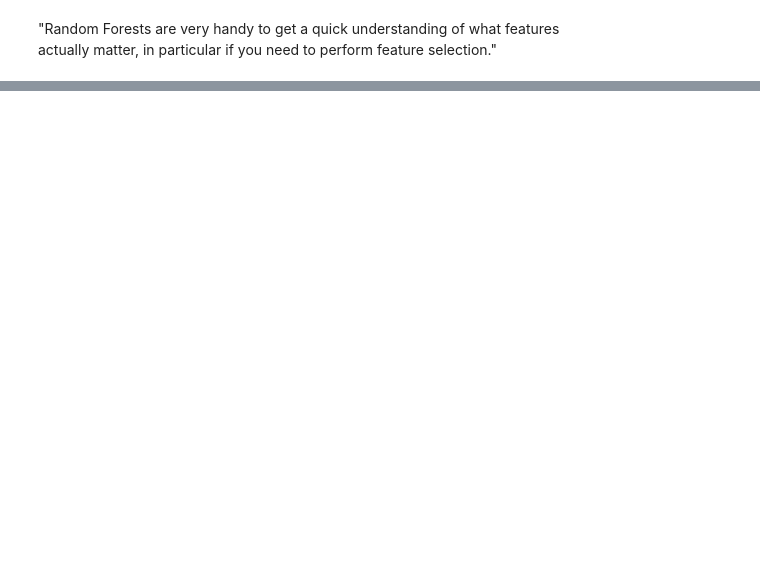
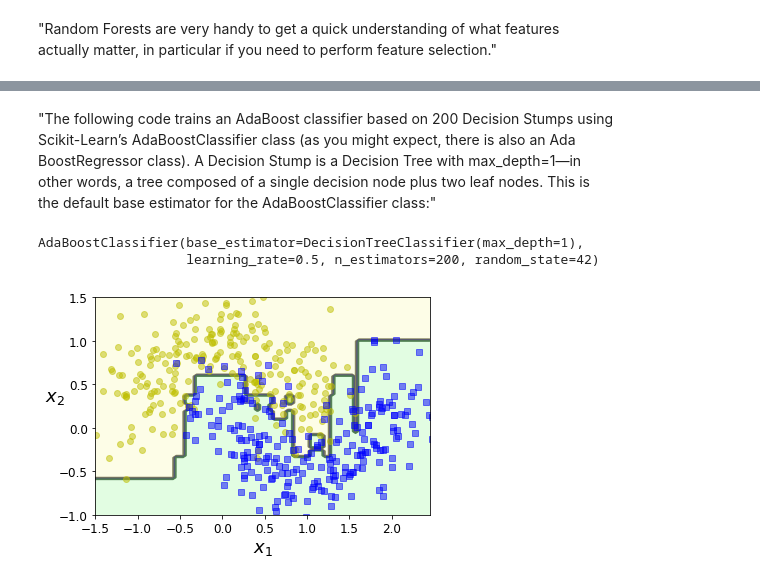
Before and after one commit to eleander/Machine_Learning, a Jupyter notebook: ml/7/Ensemble_Learning_and_Random_Forests.ipynb, the cells around one changed output, grey strips where cells are left out. Drawn from its saved outputs; the diff is of its cells as text; code cells hidden in the pictures; blank space fills up the shorter version.

Commit message:
7 - Boosting AdaBoost, Gradient Boosting

```diff
--- a/ml/7/Ensemble_Learning_and_Random_Forests.ipynb
+++ b/ml/7/Ensemble_Learning_and_Random_Forests.ipynb
@@ -474,0 +520,20 @@ actually matter, in particular if you need to perform feature selection."
+# %% [markdown]
+"The following code trains an AdaBoost classifier based on 200 Decision Stumps using
+Scikit-Learn’s AdaBoostClassifier class (as you might expect, there is also an Ada
+BoostRegressor class). A Decision Stump is a Decision Tree with max_depth=1—in
+other words, a tree composed of a single decision node plus two leaf nodes. This is
+the default base estimator for the AdaBoostClassifier class:"
+# %%
+from sklearn.ensemble import AdaBoostClassifier
+
+ada_clf = AdaBoostClassifier(
+    DecisionTreeClassifier(max_depth=1), n_estimators=200,
+    algorithm="SAMME.R", learning_rate=0.5, random_state=42)
+ada_clf.fit(X_train, y_train)
+# %% [output]
+AdaBoostClassifier(base_estimator=DecisionTreeClassifier(max_depth=1),
+                   learning_rate=0.5, n_estimators=200, random_state=42)
+# %%
+plot_decision_boundary(ada_clf, X, y)
+# %% [output]
+[figure, added]
```
Also changed, not shown: parts of 47 cells of this notebook, 2 other files.
